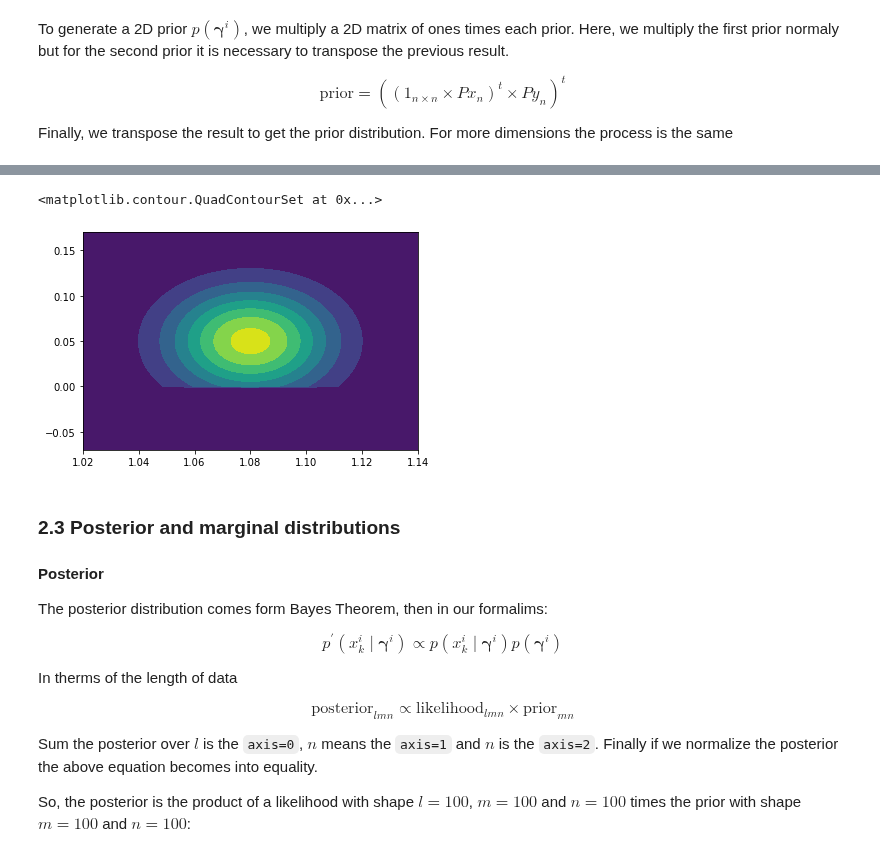
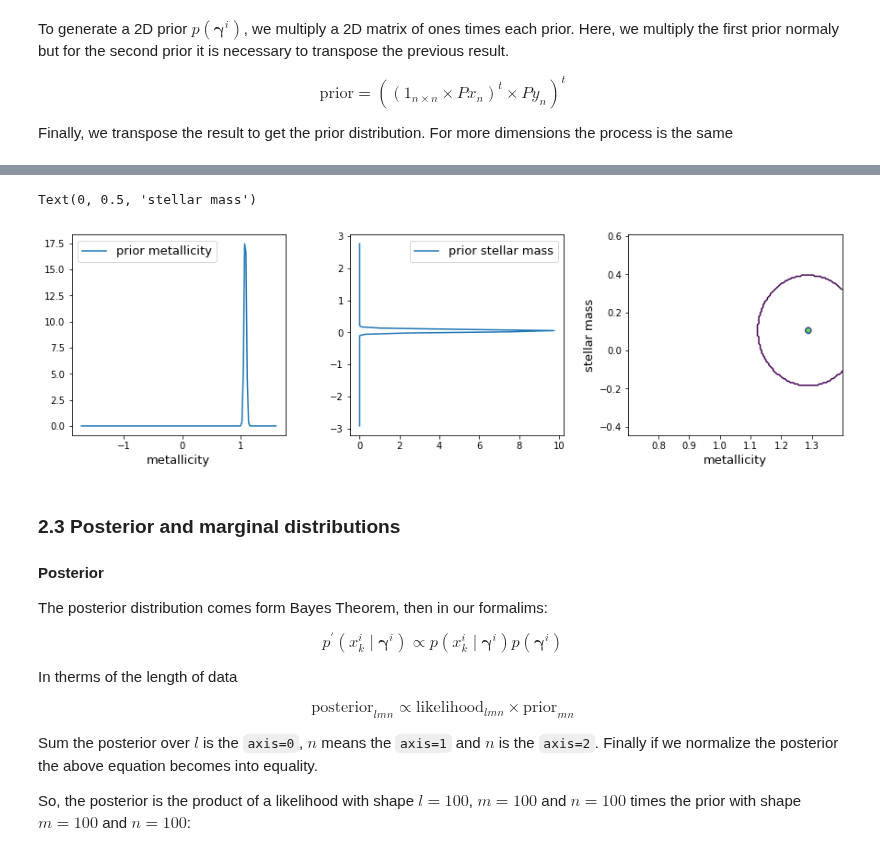
Before and after one commit to fjbautistas/kde_example, a Jupyter notebook: Marginal_Distributions.ipynb, the cells around one changed output, grey strips where cells are left out. Saved outputs shown, nothing was run; the diff lists cells and outputs as text; code cells hidden in the pictures.

Commit message:
prior in the same space that likelihood

```diff
--- a/Marginal_Distributions.ipynb
+++ b/Marginal_Distributions.ipynb
@@ -228,2 +184,3 @@ array([-1.72464556, -1.69100055, -1.65735554, -1.62371053, -1.59006552,
 # %%
-prueba = prior([systm.ms, systm.dms],[systm.metal,systm.dmetal])
+prueba = prior(likelihood, [systm.ms, systm.dms], [systm.metal,systm.dmetal])
+prueba.prior_pdf()
@@ -287,9 +187,21 @@ plt.plot(prior.data[:,1],prior.prior_pdfs[1])
-# %%
-plt.contourf(prior.data[:,0],prior.data[:,1],prior.prior_pdf)
-#plt.contourf(prior.data_std[:,0],prior.data_std[:,1],prior.prior_pdf)
-# %% [output]
-<matplotlib.contour.QuadContourSet at 0x...>
-[figure, removed]
+# %%
+fig, ax = plt.subplots(1, 3, figsize=(15,4))
+fig.subplots_adjust(wspace=.3)
+lat = 13
+#1
+ax[0].plot(likelihood.std_interval[0], prueba.pdfs[0], label = "prior metallicity")
+ax[0].set_xlabel("metallicity", fontsize =lat)
+ax[0].legend(fontsize =lat)
+#2
+ax[1].plot(prueba.pdfs[1], likelihood.std_interval[1], label = "prior stellar mass")
+ax[1].legend(fontsize =lat)
+#3
+ax[2].contour(likelihood.real_interval[0], likelihood.real_interval[1], prueba.pdf_prior)
+ax[2].set_xlabel("metallicity", fontsize =lat)
+ax[2].set_ylabel("stellar mass", fontsize =lat)
+# %% [output]
+Text(0, 0.5, 'stellar mass')
+[figure, added]
 # %% [markdown]
 ### 2.3 Posterior and marginal distributions
 
```
Also changed, not shown: parts of 22 cells of this notebook.
